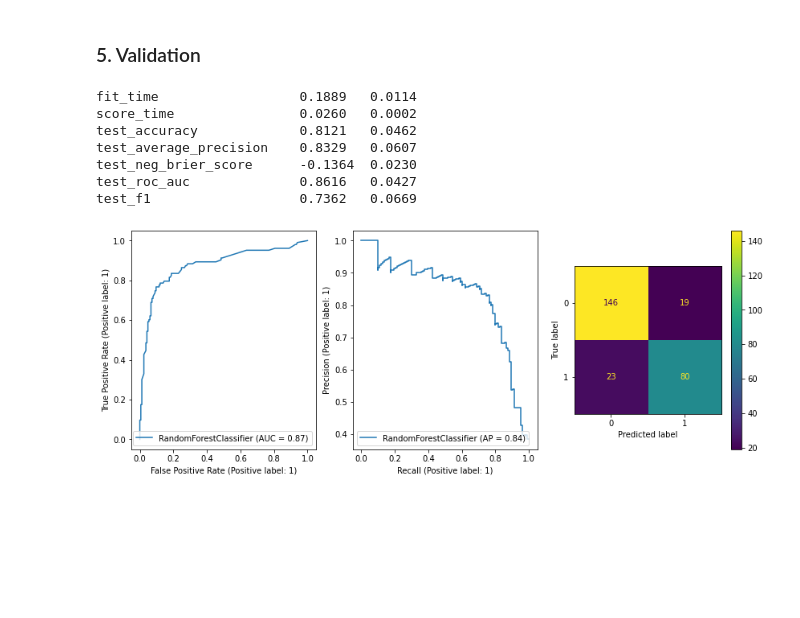
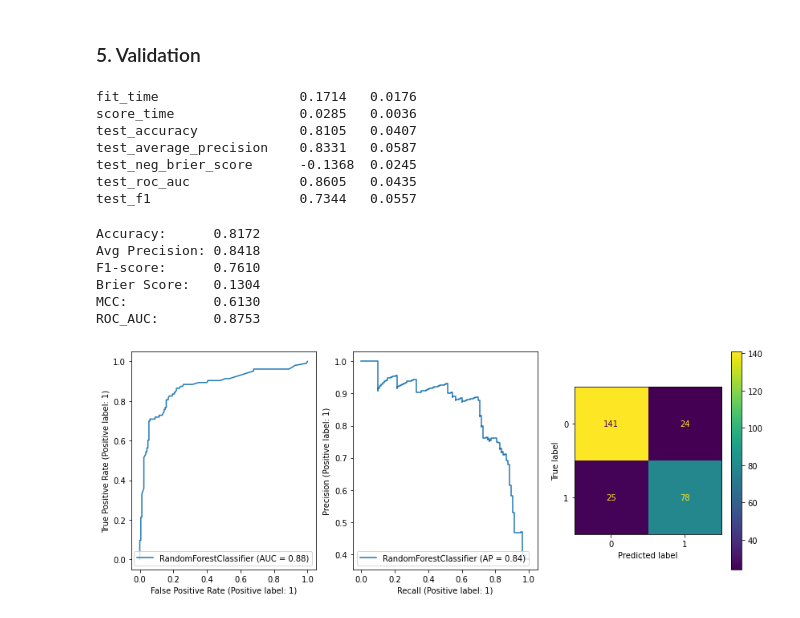
Before and after one commit to Schots/mlops_project, a Jupyter notebook: notebooks/00-maike-model.ipynb, the cells around one changed output. Saved outputs shown, nothing was run; the diff lists cells and outputs as text; code cells hidden in the pictures; blank space fills up the shorter version.

Commit message:
eda: update notebook model

```diff
--- a/notebooks/00-maike-model.ipynb
+++ b/notebooks/00-maike-model.ipynb
@@ -46,7 +60,8 @@ X_train, X_test, y_train, y_test = train_test_split(X, y, random_state=random_st
 # %%
 def identify_deck(X, fill_missing="UNK"):
     # Create Deck column
-    X = X.apply(lambda s: s[0] if s.str.contains("^[A-Za-z]").any() else fill_missing, axis=1)
+    X = X["Cabin"].str[0]
+    X = X.fillna(fill_missing)
     return np.array(X).reshape(-1, 1)
 
 def fill_by_group(X, group_by, fill_by="median"):
@@ -91,7 +106,7 @@ data_pipeline = make_column_transformer(
     # Create the deck feature
     (
         make_pipeline(
-            FunctionTransformer(identify_deck), OneHotEncoder(handle_unknown="ignore", sparse=False)
+            FunctionTransformer(identify_deck), OrdinalEncoder(categories="auto")
         ),
         ["Cabin"],
     ),
@@ -126,7 +141,7 @@ data_pipeline = make_column_transformer(
                     labels=["Children", "Youth", "Adults", "Seniors"],
                 ),
             ),
-            OrdinalEncoder(categories=[["Children", "Youth", "Adults", "Seniors"]]),
+            OneHotEncoder(handle_unknown="ignore", sparse=False),
         ),
         ["Age", "Pclass"],
     ),
@@ -167,22 +182,56 @@ for k, v in scores.items():
     #print(f"{k}: {v.mean():0.4f} (std {v.std():0.4f})")
     print ("{:<25} {:<8.4f} {:<4.4f}".format( k, v.mean(), v.std()))
 # %% [output]
-fit_time                  0.1889   0.0114
-score_time                0.0260   0.0002
-test_accuracy             0.8121   0.0462
-test_average_precision    0.8329   0.0607
-test_neg_brier_score      -0.1364  0.0230
-test_roc_auc              0.8616   0.0427
-test_f1                   0.7362   0.0669
+fit_time                  0.1714   0.0176
+score_time                0.0285   0.0036
+test_accuracy             0.8105   0.0407
+test_average_precision    0.8331   0.0587
+test_neg_brier_score      -0.1368  0.0245
+test_roc_auc              0.8605   0.0435
+test_f1                   0.7344   0.0557
 # %%
 model.fit(X_train_features, y_train)
+
+y_pred = model.predict(X_test_features)
+y_pred_proba = model.predict_proba(X_test_features)[:, 1]
+
+
+# Accuracy
+acc = accuracy_score(y_test, y_pred)
+
+# F1-score
+f1 = f1_score(y_test, y_pred)
+
+# Brier Score
+brier = brier_score_loss(y_test, y_pred_proba)
+
+# Matthews Correlation Coefficient
+matthews = matthews_corrcoef(y_test, y_pred)
+
+roc_auc = roc_auc_score(y_test, y_pred_proba)
+
+avg_prec = average_precision_score(y_test, y_pred_proba)
+
+
+
+print("Accuracy:      {:<.4f} \nAvg Precision: {:<.4f} \nF1-score:      {:<.4f} \nBrier Score:   {:<.4f} \nMCC:           {:<.4f} \nROC_AUC:       {:<.4f}".format(acc, avg_prec, f1, brier, matthews, roc_auc))
+
+
+
+
 fig, ax = plt.subplots(1, 3, figsize=(14, 5))
 RocCurveDisplay.from_estimator(model, X_test_features, y_test, ax=ax[0])
 PrecisionRecallDisplay.from_estimator(model, X_test_features, y_test, ax=ax[1])
 ConfusionMatrixDisplay.from_estimator(model, X_test_features, y_test, ax=ax[2])
 plt.show()
 # %% [output]
+Accuracy:      0.8172
+Avg Precision: 0.8418
+F1-score:      0.7610
+Brier Score:   0.1304
+MCC:           0.6130
+ROC_AUC:       0.8753
-[figure, old version]
+[figure, new version]
 # %%
 test = pd.read_csv("../data/raw/test.csv")
 test_features = data_pipeline.transform(test)
```
Also changed, not shown: parts of 4 cells of this notebook, 7 other files.
